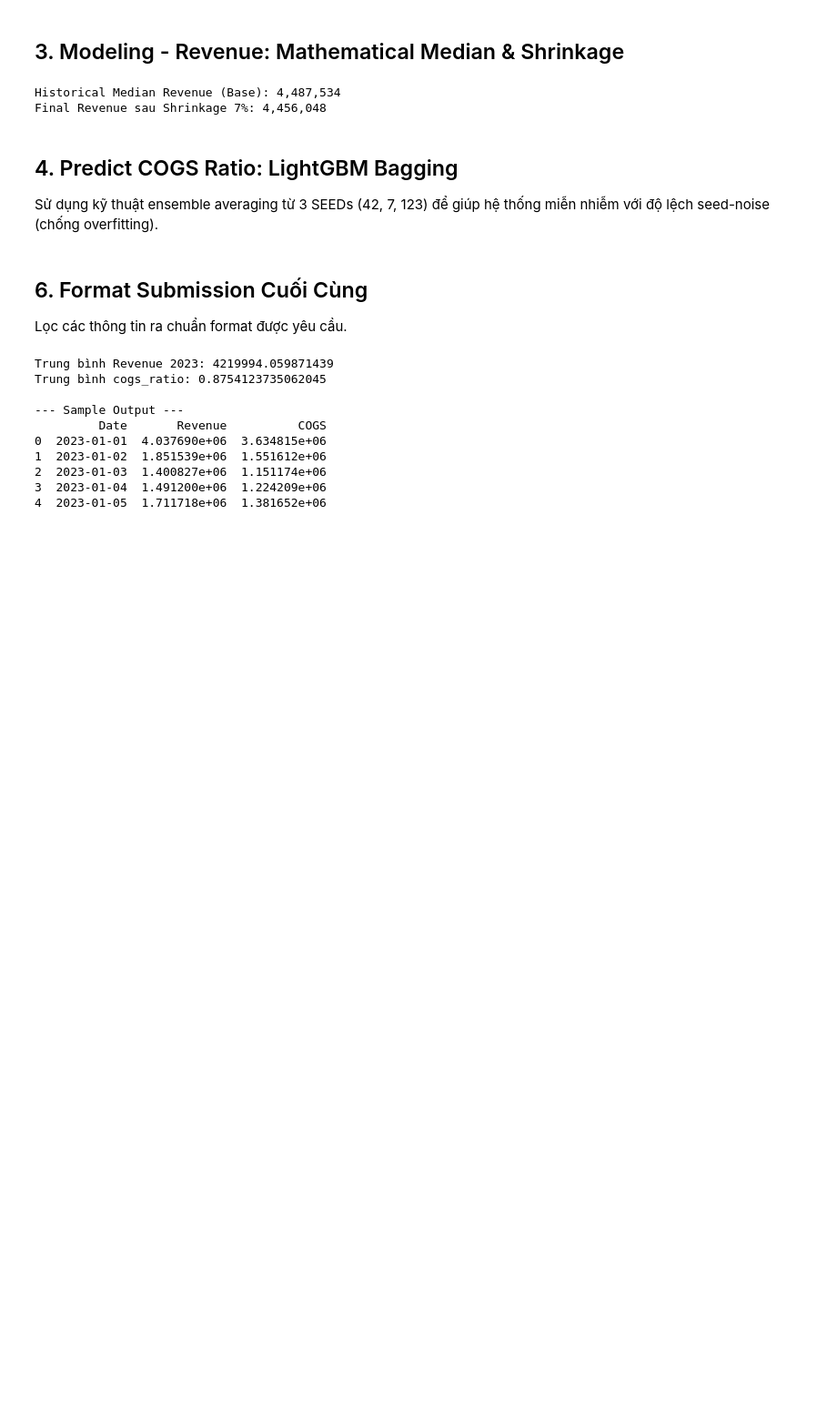
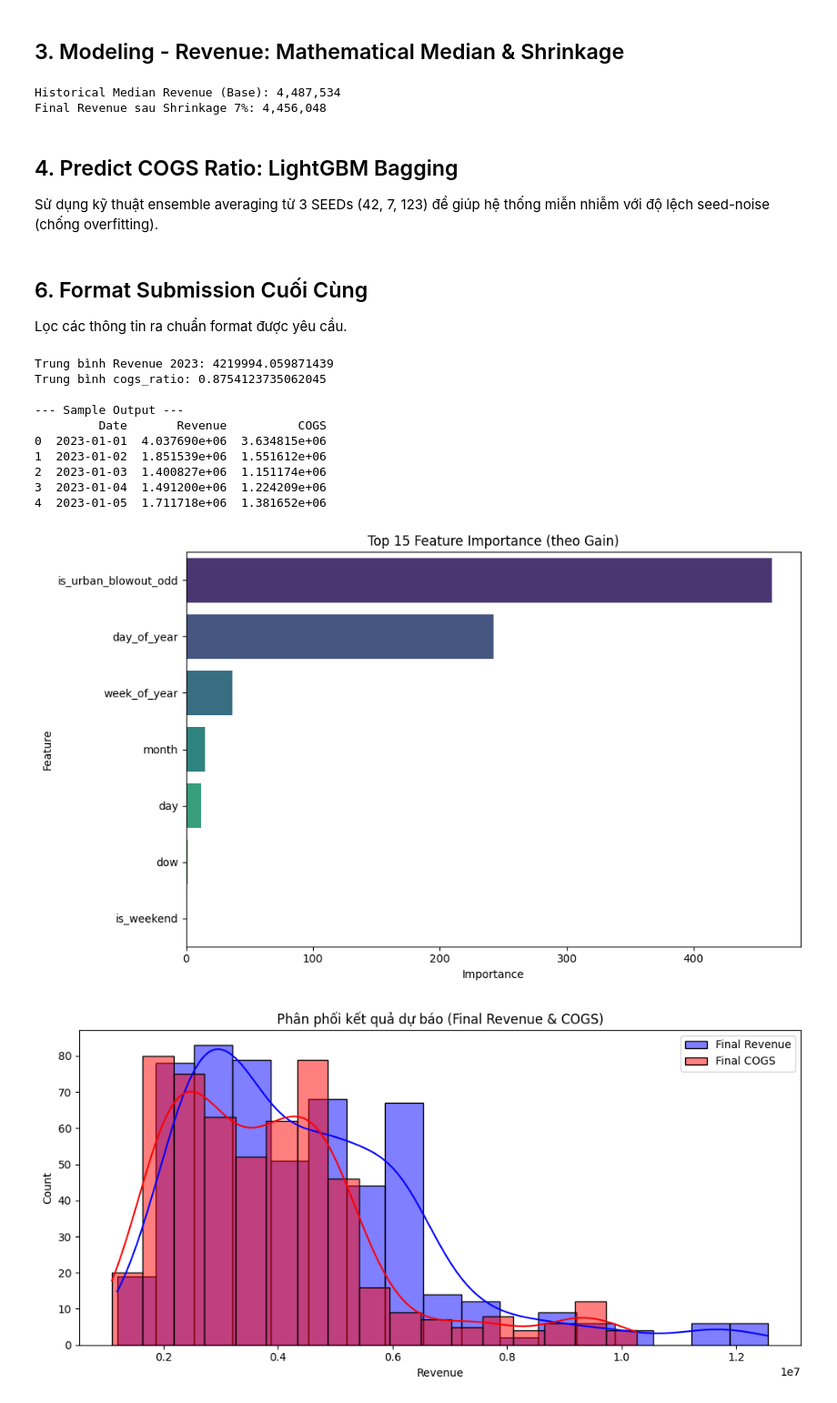
Before and after one commit to ngqtrung2217/datathon-2026, a Jupyter notebook: src/part3.ipynb, the cells around one changed output. Shown at 91% size. Drawn from its saved outputs; the diff is of its cells as text; code cells hidden in the pictures; blank space fills up the shorter version.

```diff
--- a/src/part3.ipynb
+++ b/src/part3.ipynb
@@ -130,3 +130,37 @@ Trung bình cogs_ratio: 0.8754123735062045
 2  2023-01-03  1.400827e+06  1.151174e+06
 3  2023-01-04  1.491200e+06  1.224209e+06
 4  2023-01-05  1.711718e+06  1.381652e+06
+# %%
+import matplotlib.pyplot as plt
+import seaborn as sns
+import pandas as pd
+import os
+
+# Đảm bảo thư mục lưu chart tồn tại
+os.makedirs('../output/chart', exist_ok=True)
+
+# 1. Feature Importance Chart (LightGBM)
+importance_df = pd.DataFrame({
+    'Feature': features_cols,
+    'Importance': model_cogs.feature_importance(importance_type='gain')
+}).sort_values(by='Importance', ascending=False)
+
+plt.figure(figsize=(10, 6))
+sns.barplot(data=importance_df.head(15), x='Importance', y='Feature', palette='viridis')
+plt.title('Top 15 Feature Importance (theo Gain)')
+plt.tight_layout()
+plt.savefig('../output/chart/feature_importance.png', dpi=300)
+plt.show()
+
+# 2. Phân phối của kết quả dự đoán Final Revenue & COGS
+plt.figure(figsize=(10, 5))
+sns.histplot(df_out['Revenue'], color='blue', label='Final Revenue', kde=True, alpha=0.5)
+sns.histplot(df_out['COGS'], color='red', label='Final COGS', kde=True, alpha=0.5)
+plt.title('Phân phối kết quả dự báo (Final Revenue & COGS)')
+plt.legend()
+plt.tight_layout()
+plt.savefig('../output/chart/prediction_distribution.png', dpi=300)
+plt.show()
+# %% [output]
+[figure, added]
+[figure, added]
```
Also changed, not shown: parts of 2 cells of this notebook, 9 other files.
